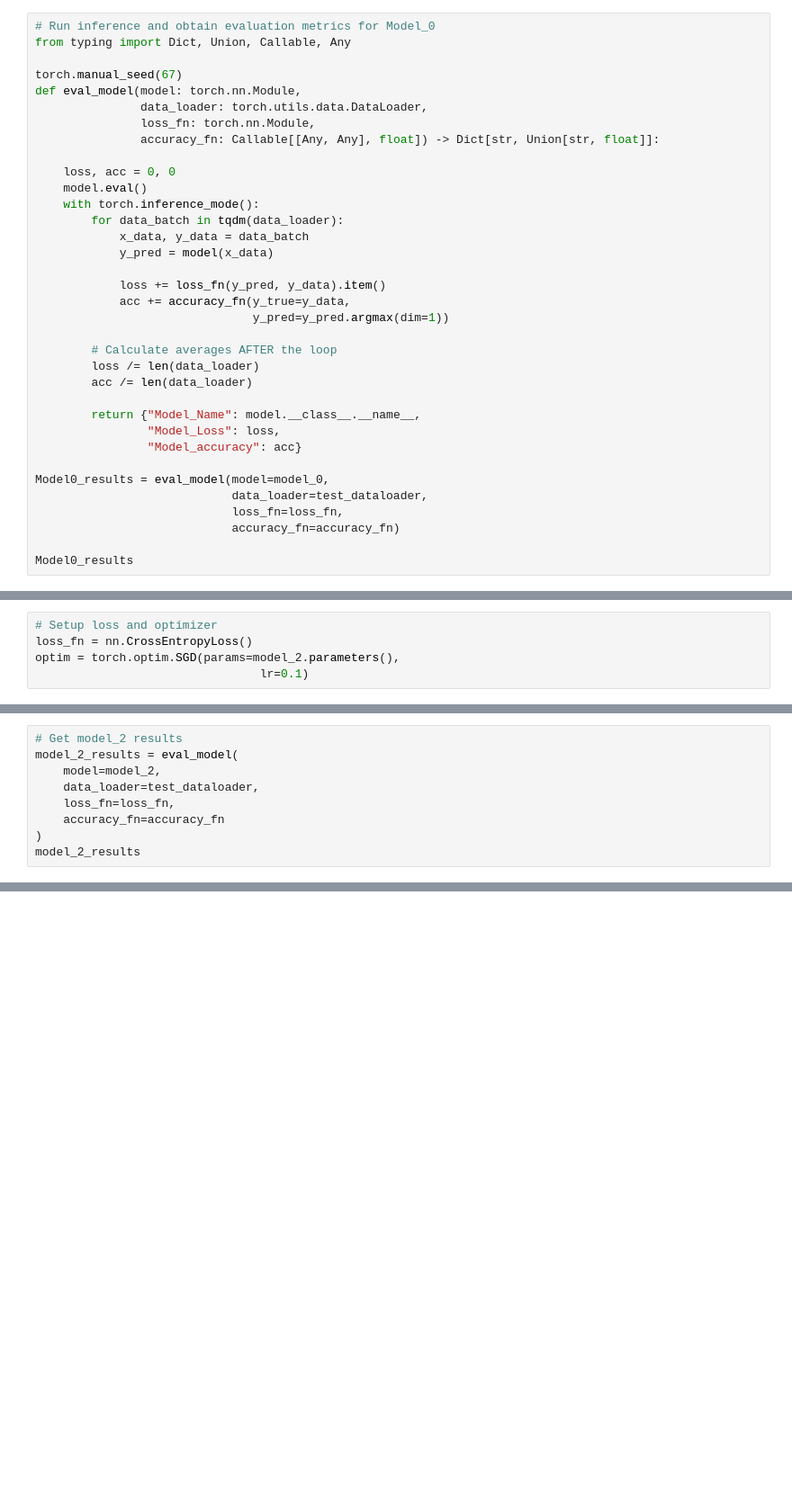
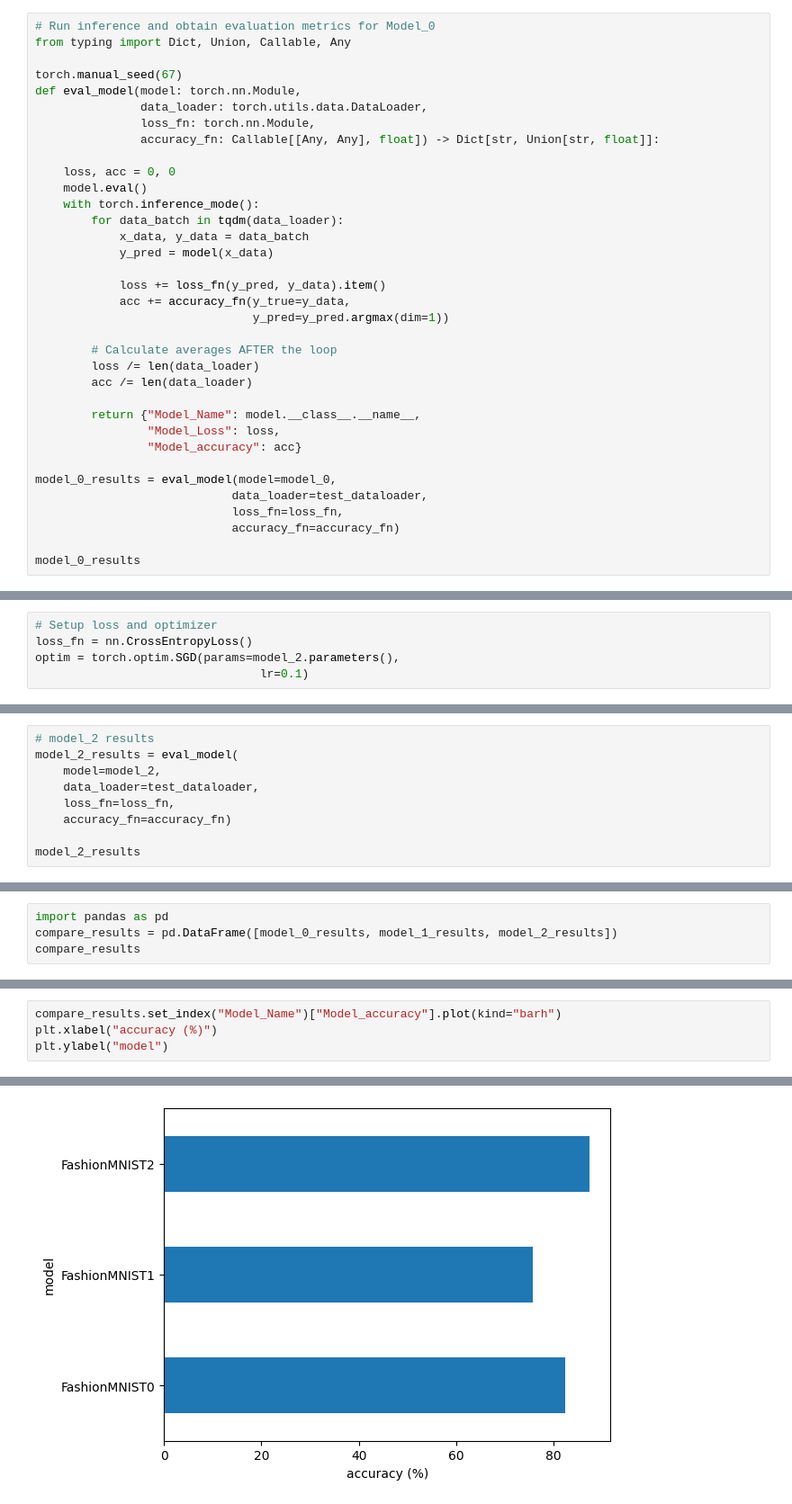
Before and after one commit to HarshilMaks/fashion-mnist-classifier, a Jupyter notebook: code.ipynb, the cells around one changed output, grey strips where cells are left out. Shown at 90% size. Cells and saved outputs as stored; diff of their text form; blank space fills up the shorter version.

```diff
--- a/code.ipynb
+++ b/code.ipynb
@@ -261,12 +261,12 @@ def eval_model(model: torch.nn.Module,
                 "Model_Loss": loss,
                 "Model_accuracy": acc}
 
-Model0_results = eval_model(model=model_0,
+model_0_results = eval_model(model=model_0,
                             data_loader=test_dataloader,
                             loss_fn=loss_fn,
                             accuracy_fn=accuracy_fn)
 
-Model0_results
+model_0_results
 # %% [output]
 {'Model_Name': 'FashionMNIST0',
  'Model_Loss': 0.4969978601026078,
@@ -693,10 +688,10 @@ Train time on cuda: 15.021 seconds
 # %%
-# Get model_2 results
+# model_2 results
 model_2_results = eval_model(
     model=model_2,
     data_loader=test_dataloader,
     loss_fn=loss_fn,
-    accuracy_fn=accuracy_fn
-)
+    accuracy_fn=accuracy_fn)
+
 model_2_results
 # %% [output]
@@ -722,0 +701,4 @@ torch.Size([16, 10, 7, 7])
+# %%
+import pandas as pd
+compare_results = pd.DataFrame([model_0_results, model_1_results, model_2_results])
+compare_results
@@ -722,0 +710,5 @@ torch.Size([16, 10, 7, 7])
+# %%
+compare_results.set_index("Model_Name")["Model_accuracy"].plot(kind="barh")
+plt.xlabel("accuracy (%)")
+plt.ylabel("model")
+# %% [output]
@@ -722,0 +716 @@ torch.Size([16, 10, 7, 7])
+[figure, added]
```
Also changed, not shown: parts of 21 cells of this notebook, 1 other file.
